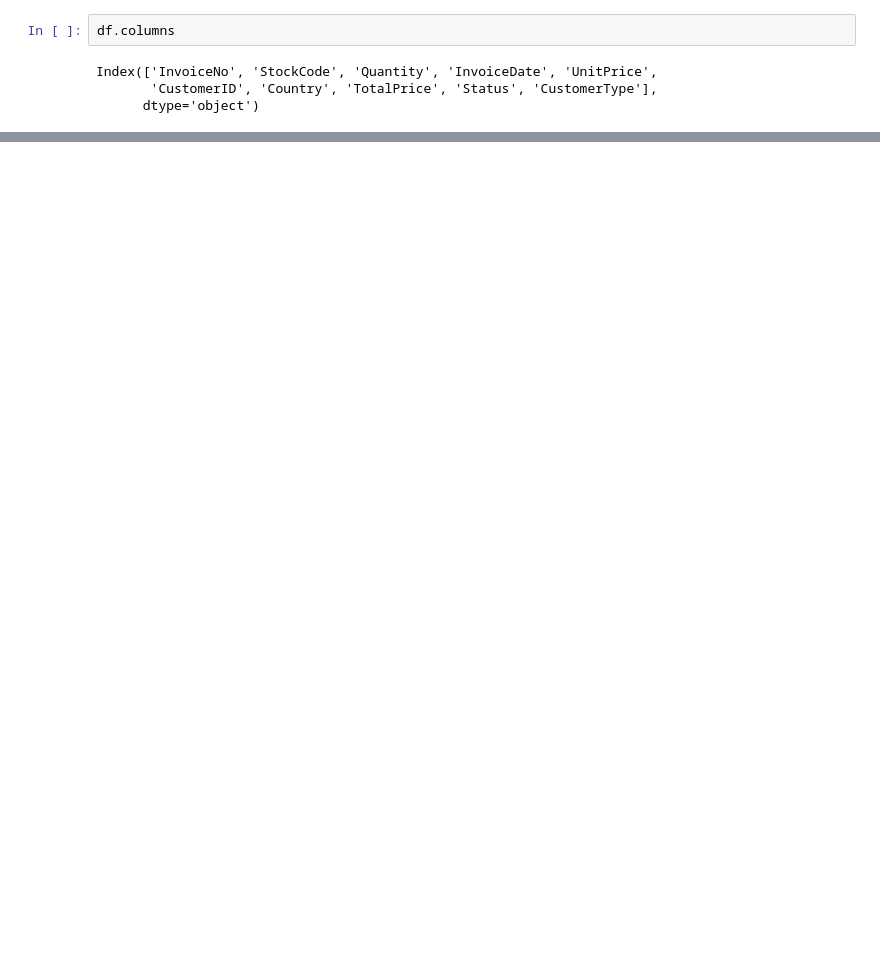
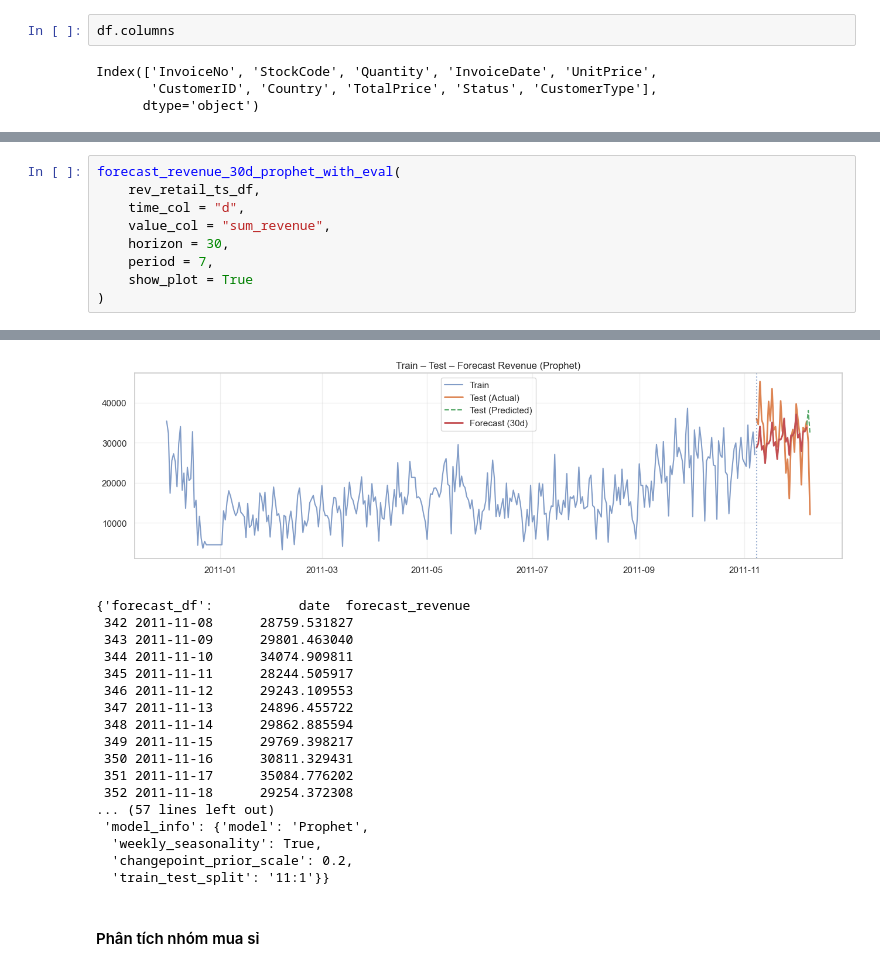
Before and after one commit to WindPham/24C12006_24C11060_final_project_DA_models, a Jupyter notebook: code/problem-02/CustomerAndRevenue.ipynb, the cells around one changed output, grey strips where cells are left out. Cells and saved outputs as stored; diff of their text form; blank space fills up the shorter version.

```diff
--- a/code/problem-02/CustomerAndRevenue.ipynb
+++ b/code/problem-02/CustomerAndRevenue.ipynb
@@ -28,0 +870,10 @@ Index(['InvoiceNo', 'StockCode', 'Quantity', 'InvoiceDate', 'UnitPrice',
+# %%
+forecast_revenue_30d_prophet_with_eval(
+    rev_retail_ts_df,
+    time_col = "d",
+    value_col = "sum_revenue",
+    horizon = 30,
+    period = 7,
+    show_plot = True
+)
+# %% [output]
@@ -28,0 +882,20 @@ Index(['InvoiceNo', 'StockCode', 'Quantity', 'InvoiceDate', 'UnitPrice',
+[figure, added]
+{'forecast_df':           date  forecast_revenue
+ 342 2011-11-08      28759.531827
+ 343 2011-11-09      29801.463040
+ 344 2011-11-10      34074.909811
+ 345 2011-11-11      28244.505917
+ 346 2011-11-12      29243.109553
+ 347 2011-11-13      24896.455722
+ 348 2011-11-14      29862.885594
+ 349 2011-11-15      29769.398217
+ 350 2011-11-16      30811.329431
+ 351 2011-11-17      35084.776202
+ 352 2011-11-18      29254.372308
+... (57 lines left out)
+ 'model_info': {'model': 'Prophet',
+  'weekly_seasonality': True,
+  'changepoint_prior_scale': 0.2,
+  'train_test_split': '11:1'}}
+# %% [markdown]
+#### Phân tích nhóm mua sỉ
```
Also changed, not shown: parts of 36 cells of this notebook, 23 other files.
